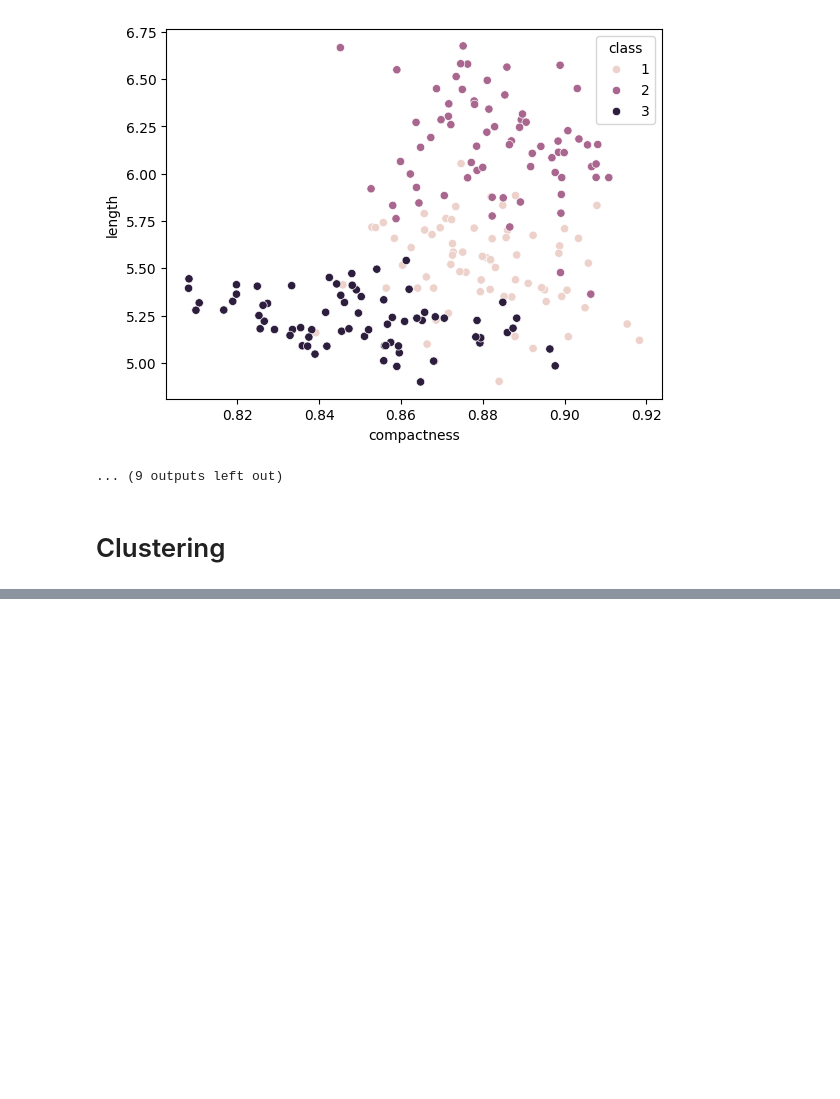
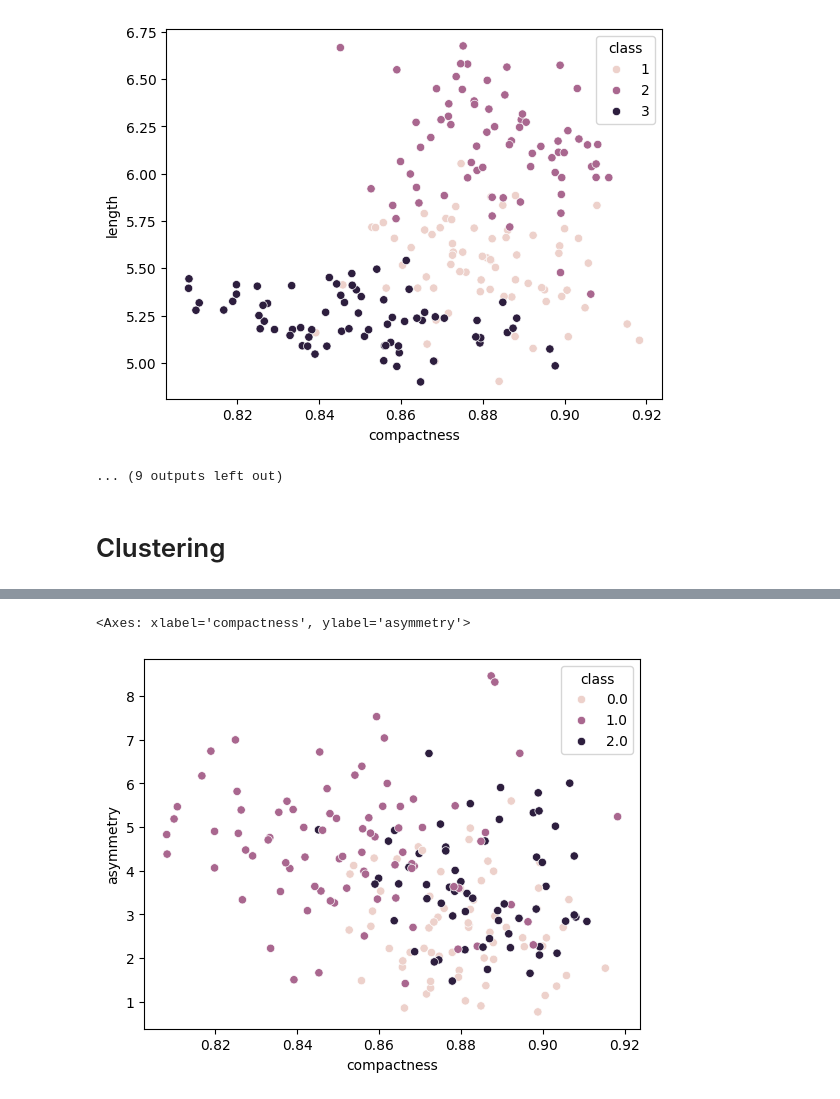
Before and after one commit to Bhomaramsuthar/unsupervized_seeds, a Jupyter notebook: seed.ipynb, the cells around one changed output, grey strips where cells are left out. Cells and saved outputs as stored; diff of their text form; code cells hidden in the pictures; blank space fills up the shorter version.

```diff
--- a/seed.ipynb
+++ b/seed.ipynb
@@ -61,0 +95,5 @@ from sklearn.cluster import KMeans
+# %%
+sns.scatterplot(x=x,y=y,hue='class',data=cluster_df)
+# %% [output]
+<Axes: xlabel='compactness', ylabel='asymmetry'>
+[figure, added]
```
Also changed, not shown: parts of 13 cells of this notebook.
